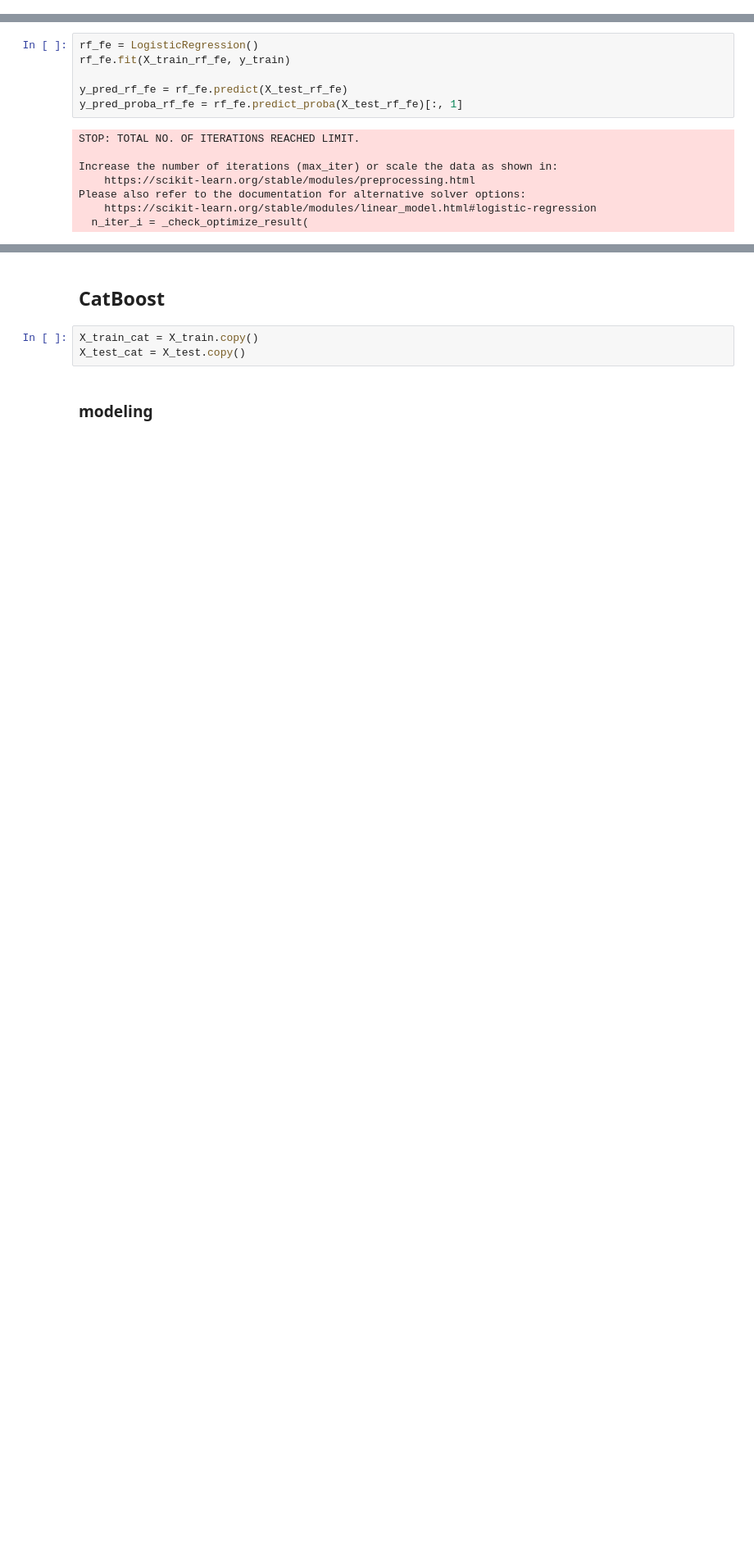
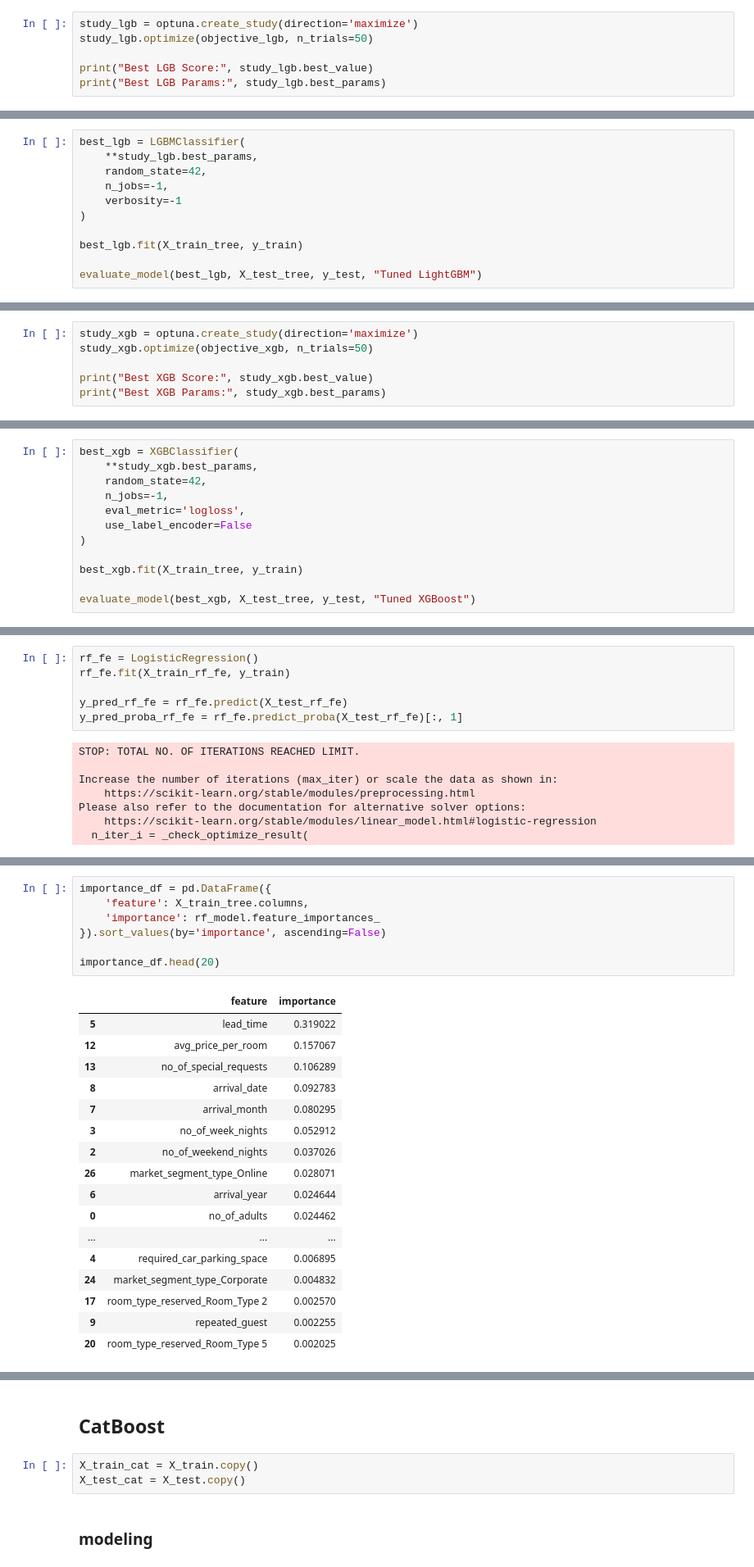
Before and after one commit to yuhui-0611/ESAA, a Jupyter notebook: ESAA_OB_mini_project1.ipynb, the cells around one changed output, grey strips where cells are left out. Shown at 82% size. Saved outputs shown, nothing was run; the diff lists cells and outputs as text; blank space fills up the shorter version.

```diff
--- a/ESAA_OB_mini_project1.ipynb
+++ b/ESAA_OB_mini_project1.ipynb
@@ -760,0 +901,6 @@ weighted avg       0.90      0.90      0.90      7255
+# %%
+study_lgb = optuna.create_study(direction='maximize')
+study_lgb.optimize(objective_lgb, n_trials=50)
+
+print("Best LGB Score:", study_lgb.best_value)
+print("Best LGB Params:", study_lgb.best_params)
@@ -760,0 +927,11 @@ weighted avg       0.90      0.90      0.90      7255
+# %%
+best_lgb = LGBMClassifier(
+    **study_lgb.best_params,
+    random_state=42,
+    n_jobs=-1,
+    verbosity=-1
+)
+
+best_lgb.fit(X_train_tree, y_train)
+
+evaluate_model(best_lgb, X_test_tree, y_test, "Tuned LightGBM")
@@ -799,0 +1032,6 @@ weighted avg       0.90      0.90      0.90      7255
+# %%
+study_xgb = optuna.create_study(direction='maximize')
+study_xgb.optimize(objective_xgb, n_trials=50)
+
+print("Best XGB Score:", study_xgb.best_value)
+print("Best XGB Params:", study_xgb.best_params)
@@ -799,0 +1058,12 @@ weighted avg       0.90      0.90      0.90      7255
+# %%
+best_xgb = XGBClassifier(
+    **study_xgb.best_params,
+    random_state=42,
+    n_jobs=-1,
+    eval_metric='logloss',
+    use_label_encoder=False
+)
+
+best_xgb.fit(X_train_tree, y_train)
+
+evaluate_model(best_xgb, X_test_tree, y_test, "Tuned XGBoost")
@@ -901,0 +1198,25 @@ weighted avg       0.80      0.80      0.80      7255
+# %%
+importance_df = pd.DataFrame({
+    'feature': X_train_tree.columns,
+    'importance': rf_model.feature_importances_
+}).sort_values(by='importance', ascending=False)
+
+importance_df.head(20)
+# %% [output]
+|  | feature | importance |
+| 5 | lead_time | 0.319022 |
+| 12 | avg_price_per_room | 0.157067 |
+| 13 | no_of_special_requests | 0.106289 |
+| 8 | arrival_date | 0.092783 |
+| 7 | arrival_month | 0.080295 |
+| 3 | no_of_week_nights | 0.052912 |
+| 2 | no_of_weekend_nights | 0.037026 |
+| 26 | market_segment_type_Online | 0.028071 |
+| 6 | arrival_year | 0.024644 |
+| 0 | no_of_adults | 0.024462 |
+| ... | ... | ... |
+| 4 | required_car_parking_space | 0.006895 |
+| 24 | market_segment_type_Corporate | 0.004832 |
+| 17 | room_type_reserved_Room_Type 2 | 0.002570 |
+| 9 | repeated_guest | 0.002255 |
+| 20 | room_type_reserved_Room_Type 5 | 0.002025 |
```
Also changed, not shown: parts of 46 cells of this notebook.
